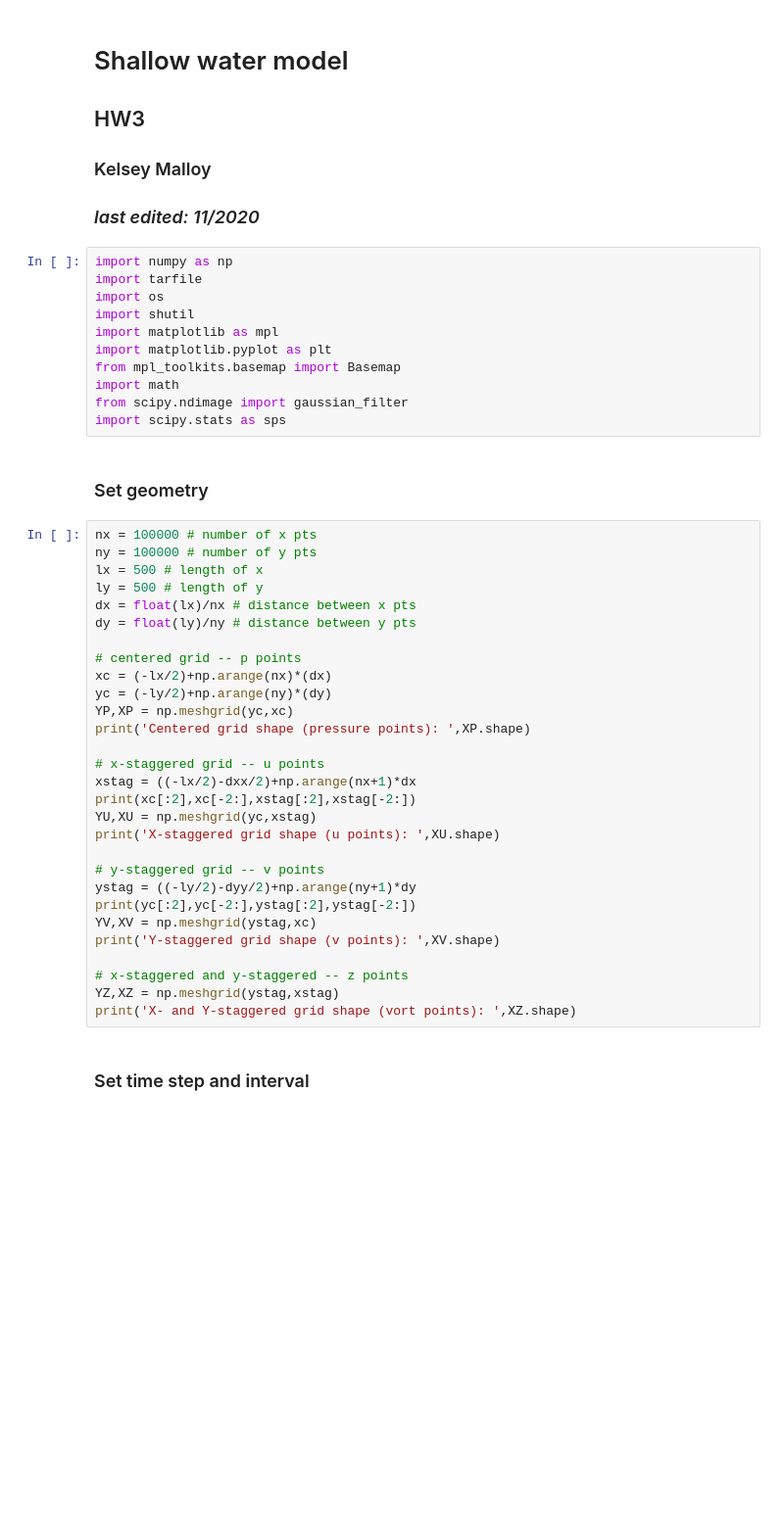
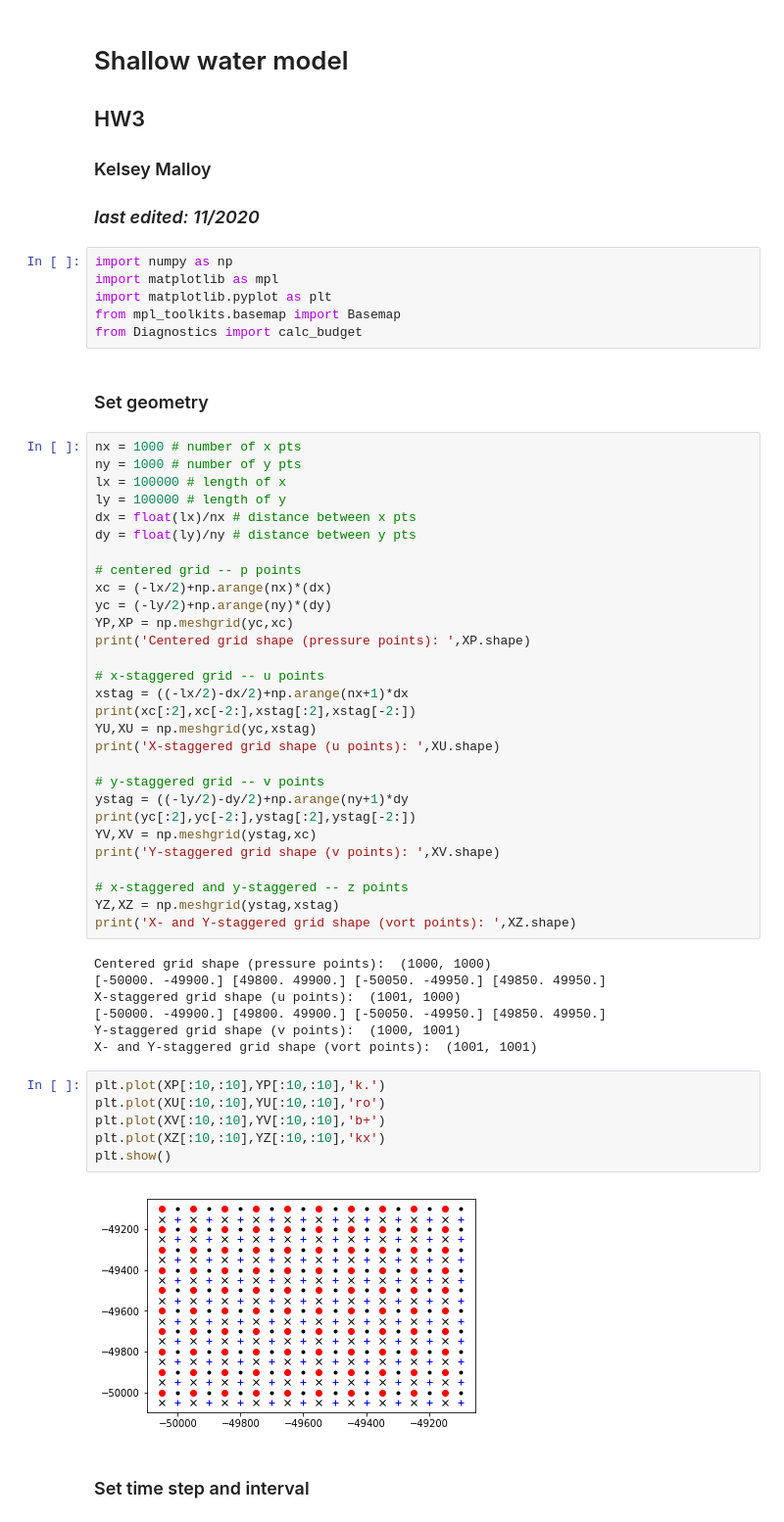
Before and after one commit to kelseymalloy/CFD, a Jupyter notebook: SWM.ipynb, the cells around one changed output. Shown at 98% size. Cells and saved outputs as stored; diff of their text form; blank space fills up the shorter version.

```diff
--- a/SWM.ipynb
+++ b/SWM.ipynb
@@ -7,22 +7,17 @@
 ### <i>last edited: 11/2020</i>
 # %%
 import numpy as np
-import tarfile
-import os
-import shutil
 import matplotlib as mpl
 import matplotlib.pyplot as plt
 from mpl_toolkits.basemap import Basemap
-import math
-from scipy.ndimage import gaussian_filter
-import scipy.stats as sps
+from Diagnostics import calc_budget
 # %% [markdown]
 ### Set geometry
 # %%
-nx = 100000 # number of x pts
-ny = 100000 # number of y pts
-lx = 500 # length of x
-ly = 500 # length of y
+nx = 1000 # number of x pts
+ny = 1000 # number of y pts
+lx = 100000 # length of x
+ly = 100000 # length of y
 dx = float(lx)/nx # distance between x pts
 dy = float(ly)/ny # distance between y pts
 
@@ -33,13 +28,13 @@ YP,XP = np.meshgrid(yc,xc)
 print('Centered grid shape (pressure points): ',XP.shape)
 
 # x-staggered grid -- u points
-xstag = ((-lx/2)-dxx/2)+np.arange(nx+1)*dx
+xstag = ((-lx/2)-dx/2)+np.arange(nx+1)*dx
 print(xc[:2],xc[-2:],xstag[:2],xstag[-2:])
 YU,XU = np.meshgrid(yc,xstag)
 print('X-staggered grid shape (u points): ',XU.shape)
 
 # y-staggered grid -- v points
-ystag = ((-ly/2)-dyy/2)+np.arange(ny+1)*dy
+ystag = ((-ly/2)-dy/2)+np.arange(ny+1)*dy
 print(yc[:2],yc[-2:],ystag[:2],ystag[-2:])
 YV,XV = np.meshgrid(ystag,xc)
 print('Y-staggered grid shape (v points): ',XV.shape)
@@ -47,6 +42,21 @@ print('Y-staggered grid shape (v points): ',XV.shape)
 # x-staggered and y-staggered -- z points
 YZ,XZ = np.meshgrid(ystag,xstag)
 print('X- and Y-staggered grid shape (vort points): ',XZ.shape)
+# %% [output]
+Centered grid shape (pressure points):  (1000, 1000)
+[-50000. -49900.] [49800. 49900.] [-50050. -49950.] [49850. 49950.]
+X-staggered grid shape (u points):  (1001, 1000)
+[-50000. -49900.] [49800. 49900.] [-50050. -49950.] [49850. 49950.]
+Y-staggered grid shape (v points):  (1000, 1001)
+X- and Y-staggered grid shape (vort points):  (1001, 1001)
+# %%
+plt.plot(XP[:10,:10],YP[:10,:10],'k.')
+plt.plot(XU[:10,:10],YU[:10,:10],'ro')
+plt.plot(XV[:10,:10],YV[:10,:10],'b+')
+plt.plot(XZ[:10,:10],YZ[:10,:10],'kx')
+plt.show()
+# %% [output]
+[figure, added]
 # %% [markdown]
 ### Set time step and interval
 # %%
```
Also changed, not shown: parts of 8 cells of this notebook.
